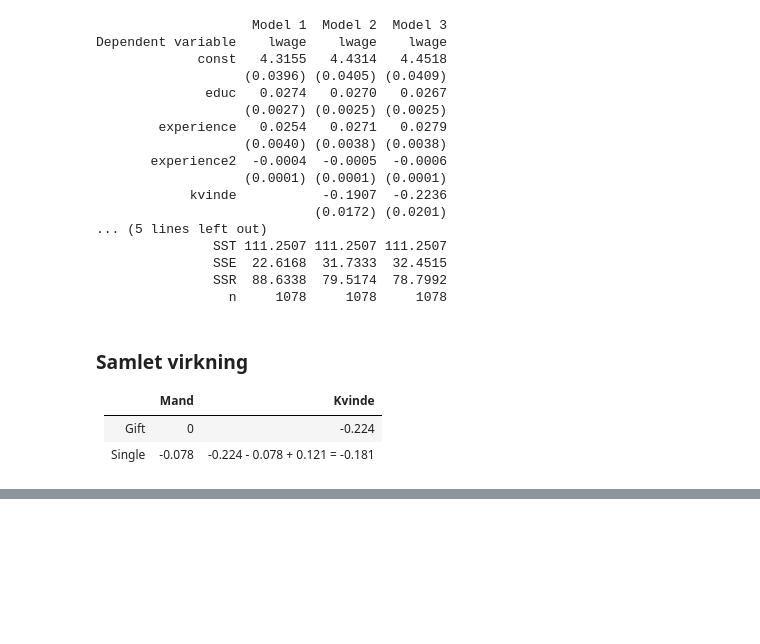
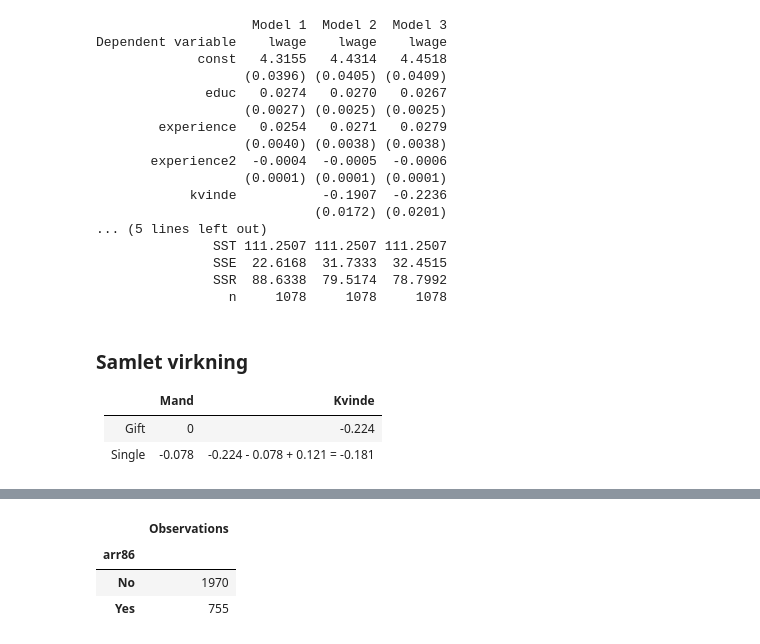
Before and after one commit to bschjerning/EconometricsA, a Jupyter notebook: 1_lectures/07_dummyvars/07_dummyvars_examples.ipynb, the cells around one changed output, grey strips where cells are left out. Saved outputs shown, nothing was run; the diff lists cells and outputs as text; code cells hidden in the pictures; blank space fills up the shorter version.

```diff
--- a/1_lectures/07_dummyvars/07_dummyvars_examples.ipynb
+++ b/1_lectures/07_dummyvars/07_dummyvars_examples.ipynb
@@ -350,0 +506,13 @@ Dependent variable    lwage    lwage    lwage
+# %%
+# Load the crime data and construct the binary outcome
+crime = pd.read_stata('../data/crime.dta')
+crime['const'] = 1.0
+crime['arr86'] = (crime['narr86'] > 0).astype(int)
+
+arrested = crime['arr86'].value_counts().sort_index().rename({0: 'No', 1: 'Yes'})
+display(arrested.to_frame('Observations'))
+# %% [output]
+|  | Observations |
+| arr86 |  |
+| No | 1970 |
+| Yes | 755 |
```
Also changed, not shown: parts of 40 cells of this notebook, 2 other files.
